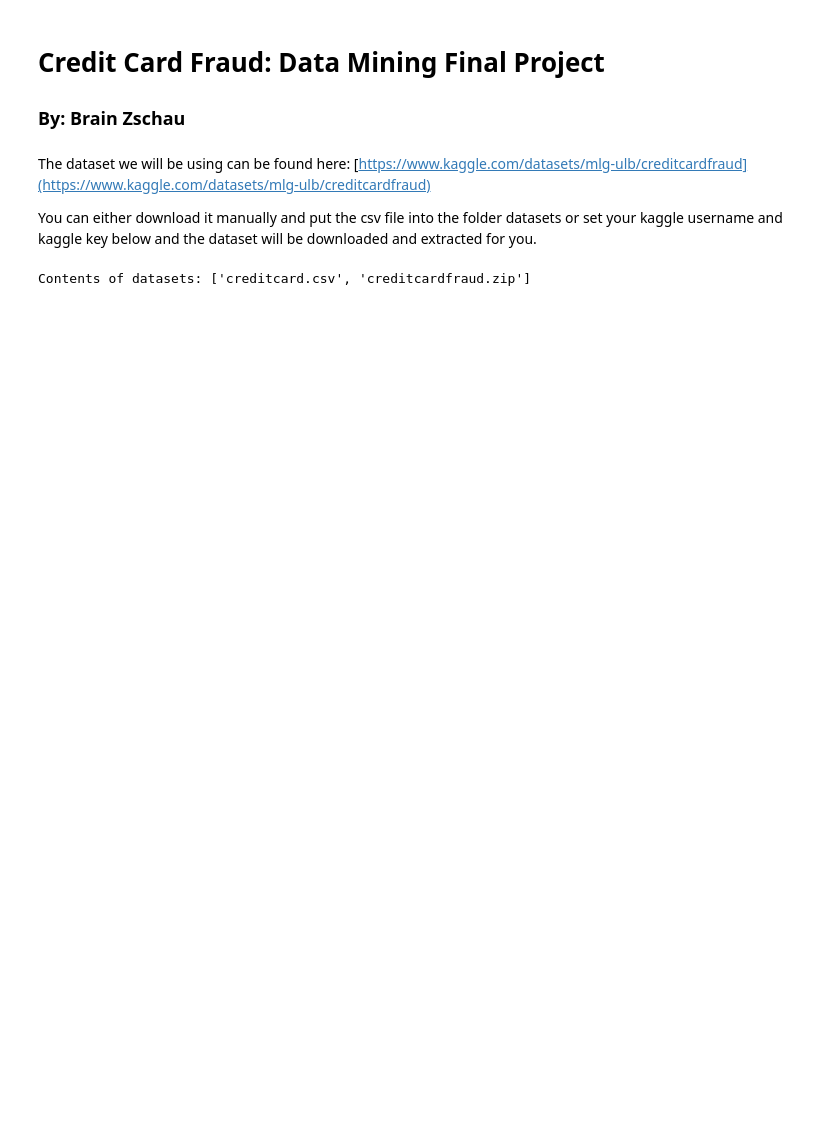
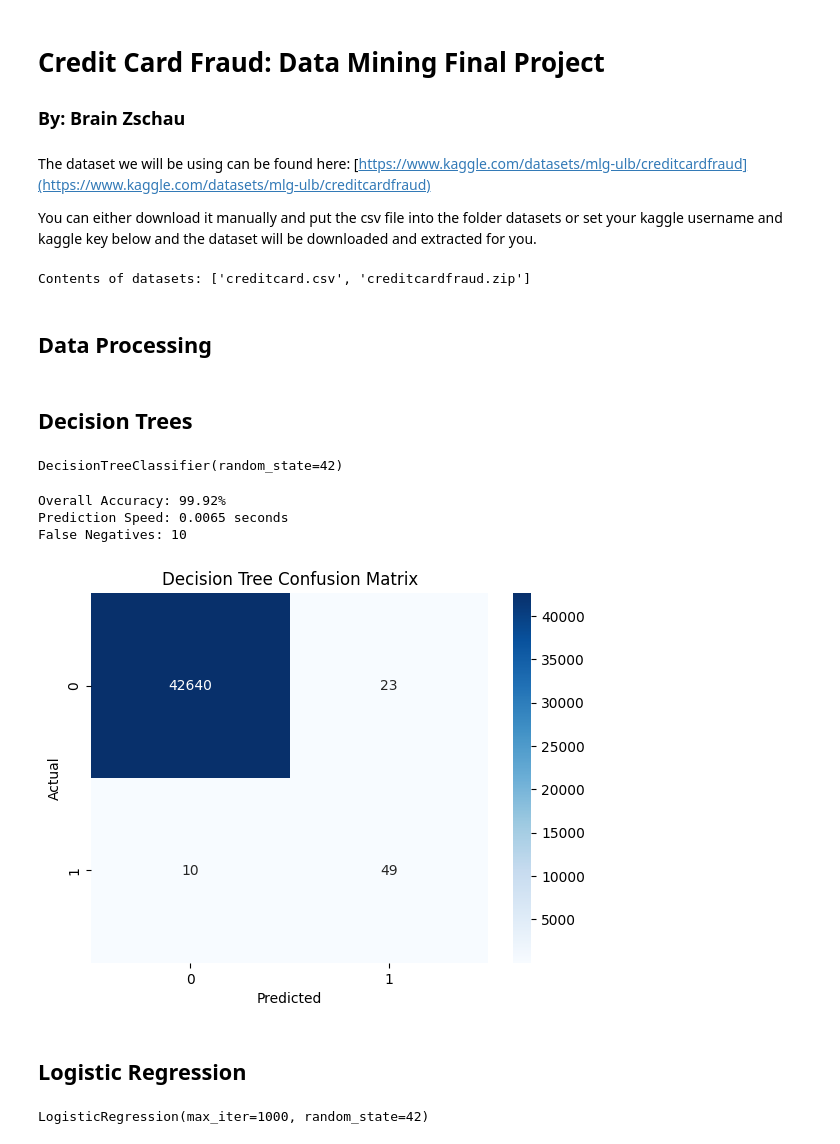
Before and after one commit to zschaub/Data-Mining-Credit-Fraud, a Jupyter notebook: main.ipynb, the cells around one changed output. Saved outputs shown, nothing was run; the diff lists cells and outputs as text; code cells hidden in the pictures; blank space fills up the shorter version.

```diff
--- a/main.ipynb
+++ b/main.ipynb
@@ -37,3 +37,5 @@ if not zip_file_path.is_file():
 print(f"Contents of {destination_dir}: {os.listdir(destination_dir)}")
 # %% [output]
 Contents of datasets: ['creditcard.csv', 'creditcardfraud.zip']
+# %% [markdown]
+## Data Processing
@@ -39,0 +58,59 @@ Contents of datasets: ['creditcard.csv', 'creditcardfraud.zip']
+# %% [markdown]
+## Decision Trees
+# %%
+from sklearn.tree import DecisionTreeClassifier
+from sklearn.metrics import accuracy_score, confusion_matrix
+import seaborn as sns
+import matplotlib.pyplot as plt
+import time
+
+# Train a Decision Tree model
+model = DecisionTreeClassifier(random_state=42)
+model.fit(X_train, y_train)
+# %% [output]
+DecisionTreeClassifier(random_state=42)
+# %%
+# Evaluate the model on the test set
+y_pred = model.predict(X_test)
+
+# Calculate overall accuracy
+accuracy_dt = accuracy_score(y_test, y_pred)
+print(f'Overall Accuracy: {accuracy_dt:.2%}')
+
+# Measure prediction speed
+start_time = time.time()
+y_pred = model.predict(X_test)
+end_time = time.time()
+prediction_time_dt = end_time - start_time
+print(f'Prediction Speed: {prediction_time_dt:.4f} seconds')
+
+# Calculate false negatives
+conf_matrix_dt = confusion_matrix(y_test, y_pred)
+false_negatives_dt = conf_matrix_dt[1, 0]
+print(f'False Negatives: {false_negatives_dt}')
+# %% [output]
+Overall Accuracy: 99.92%
+Prediction Speed: 0.0065 seconds
+False Negatives: 10
+# %%
+sns.heatmap(conf_matrix_dt, annot=True, fmt="d", cmap="Blues")
+plt.xlabel('Predicted')
+plt.ylabel('Actual')
+plt.title('Decision Tree Confusion Matrix')
+plt.show()
+# %% [output]
+[figure, added]
+# %% [markdown]
+## Logistic Regression
+# %%
+from sklearn.linear_model import LogisticRegression
+from sklearn.metrics import accuracy_score, confusion_matrix
+import seaborn as sns
+import matplotlib.pyplot as plt
+import time
+
+# Train a Logistic Regression model
+logistic_model = LogisticRegression(max_iter=1000, random_state=42)
+logistic_model.fit(X_train, y_train)
+# %% [output]
+LogisticRegression(max_iter=1000, random_state=42)
```
Also changed, not shown: parts of 13 cells of this notebook, 1 other file.
